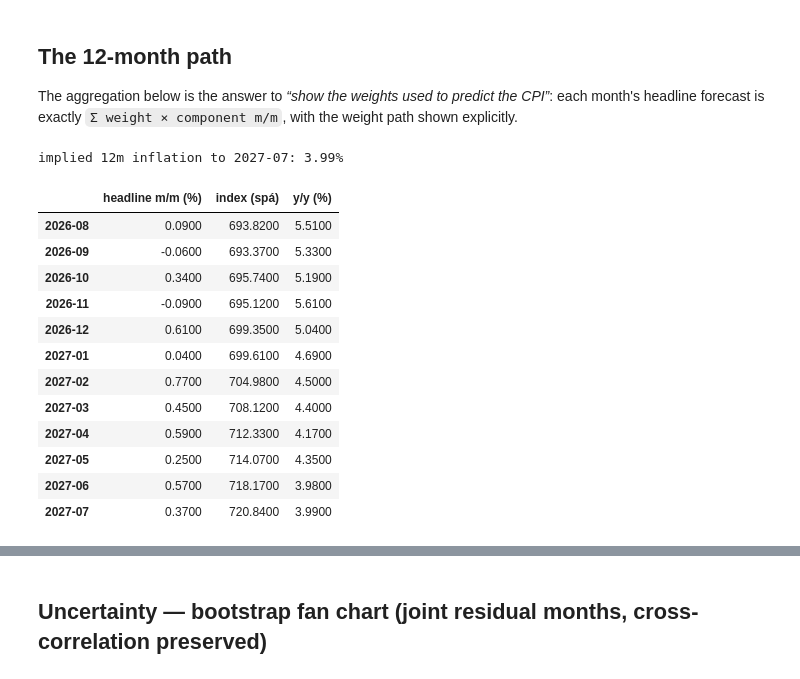
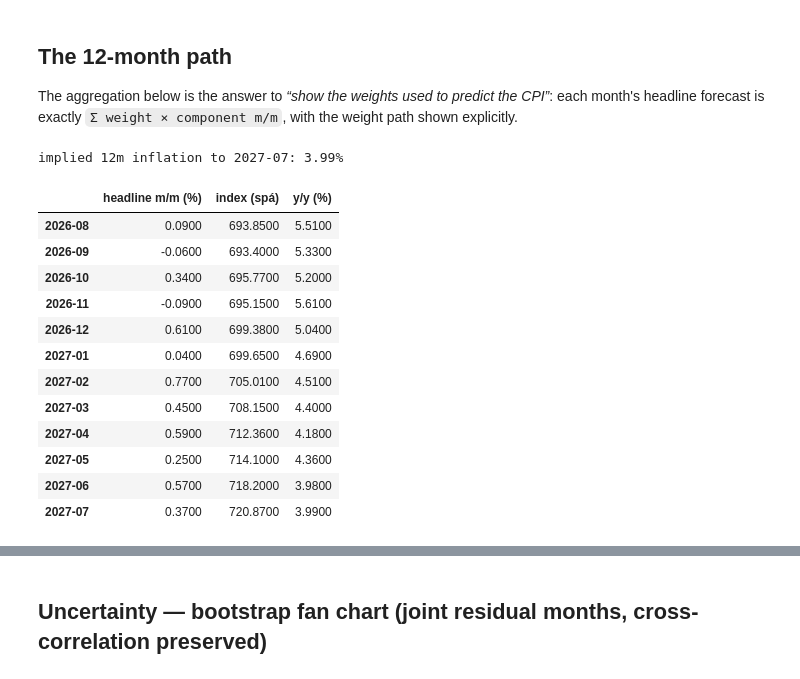
Before and after one commit to fridriksv-sys/CPI-Analysis, a Jupyter notebook: notebooks/03_forecast.ipynb, the cells around one changed output, grey strips where cells are left out. Saved outputs shown, nothing was run; the diff lists cells and outputs as text; code cells hidden in the pictures.

```diff
--- a/notebooks/03_forecast.ipynb
+++ b/notebooks/03_forecast.ipynb
@@ -119,34 +119,36 @@ The aggregation below is the answer to *“show the weights used to predict the
 each month's headline forecast is exactly `Σ weight × component m/m`, with the weight
 path shown explicitly.
 # %%
-from vnv import rent
-# CP042 (reiknuð húsaleiga) is routed through the Phase 4 HMS rent model;
-# all other components use their seasonal/AR fits (notebook 05 details CP042).
-fc = models.forecast_components(fits, last_m, 12, hms_rent_mm=rent.hms_rent_mm(), sub_spliced=spliced)
+from vnv import rent, sedlabanki
+# Special components routed through their models: CP042 -> HMS rent (notebook 05);
+# CP01/CP02/CP03/CP071 -> FX pass-through tilt; domestic services -> wage calendar
+# (notebook 06). Everything else uses its seasonal/AR fit.
+fc = models.forecast_components(fits, last_m, 12, hms_rent_mm=rent.hms_rent_mm(),
+                                sub_spliced=spliced, comp_history=g, fx_mm=sedlabanki.fx_mm())
 head_mm, contribs, wpath = models.aggregate_bottom_up(fc, w0)
 
 path = pd.DataFrame({"headline m/m (%)": head_mm})
 path["index (spá)"] = head[("CPI", "index")].iloc[-1] * (1 + head_mm / 100).cumprod()
 idx_hist = head[("CPI", "index")]
 path["y/y (%)"] = (path["index (spá)"] / idx_hist.reindex(path.index - 12).to_numpy() - 1) * 100
 print(f"implied 12m inflation to {path.index[-1]}: "
       f"{((1 + head_mm / 100).prod() - 1) * 100:.2f}%")
 path.round(2)
 # %% [output]
 implied 12m inflation to 2027-07: 3.99%
 |  | headline m/m (%) | index (spá) | y/y (%) |
-| 2026-08 | 0.0900 | 693.8200 | 5.5100 |
-| 2026-09 | -0.0600 | 693.3700 | 5.3300 |
-| 2026-10 | 0.3400 | 695.7400 | 5.1900 |
-| 2026-11 | -0.0900 | 695.1200 | 5.6100 |
-| 2026-12 | 0.6100 | 699.3500 | 5.0400 |
-| 2027-01 | 0.0400 | 699.6100 | 4.6900 |
-| 2027-02 | 0.7700 | 704.9800 | 4.5000 |
-| 2027-03 | 0.4500 | 708.1200 | 4.4000 |
-| 2027-04 | 0.5900 | 712.3300 | 4.1700 |
-| 2027-05 | 0.2500 | 714.0700 | 4.3500 |
-| 2027-06 | 0.5700 | 718.1700 | 3.9800 |
-| 2027-07 | 0.3700 | 720.8400 | 3.9900 |
+| 2026-08 | 0.0900 | 693.8500 | 5.5100 |
+| 2026-09 | -0.0600 | 693.4000 | 5.3300 |
+| 2026-10 | 0.3400 | 695.7700 | 5.2000 |
+| 2026-11 | -0.0900 | 695.1500 | 5.6100 |
+| 2026-12 | 0.6100 | 699.3800 | 5.0400 |
+| 2027-01 | 0.0400 | 699.6500 | 4.6900 |
+| 2027-02 | 0.7700 | 705.0100 | 4.5100 |
+| 2027-03 | 0.4500 | 708.1500 | 4.4000 |
+| 2027-04 | 0.5900 | 712.3600 | 4.1800 |
+| 2027-05 | 0.2500 | 714.1000 | 4.3600 |
+| 2027-06 | 0.5700 | 718.2000 | 3.9800 |
+| 2027-07 | 0.3700 | 720.8700 | 3.9900 |
 # %%
 # Contribution decomposition: weight x m/m = contribution, month by month (pp)
 name_map = latest.loc[models.COMPONENTS, "heiti"].str.slice(0, 40)
```
Also changed, not shown: parts of 4 cells of this notebook, 14 other files.
